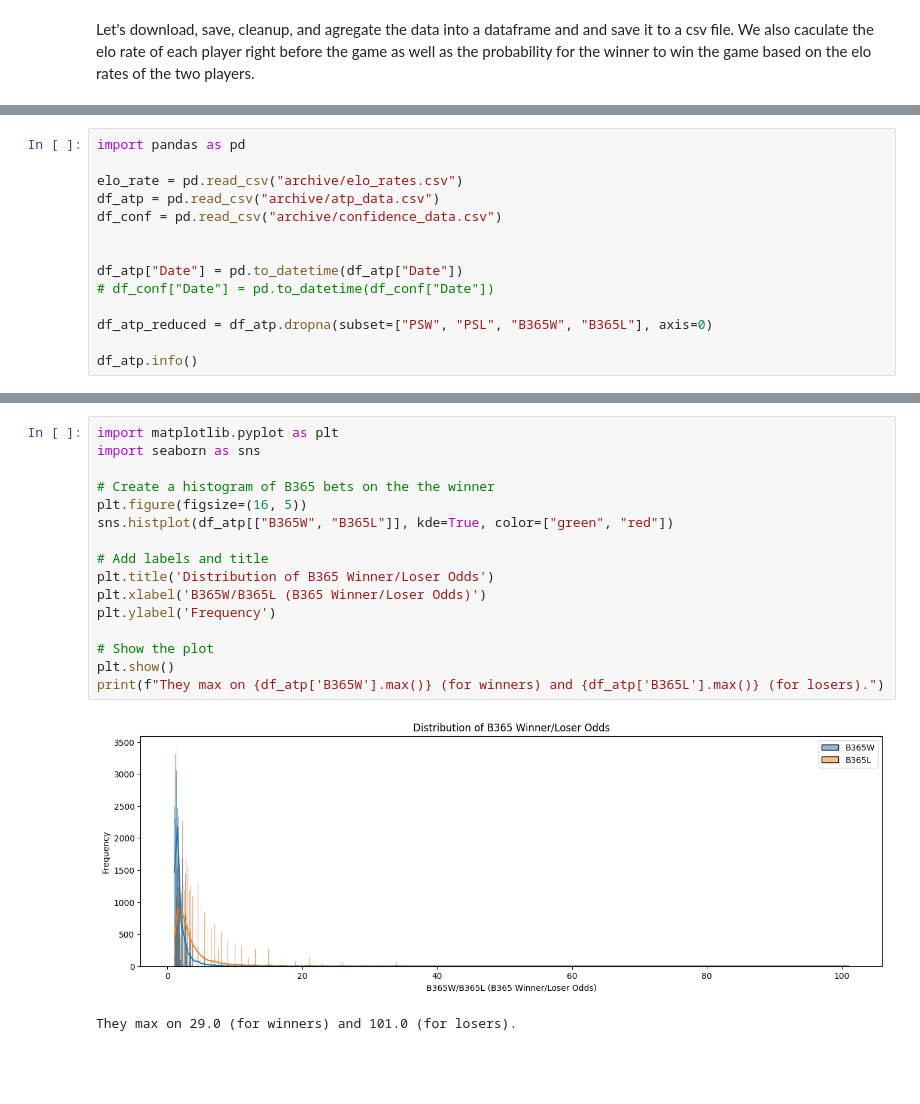
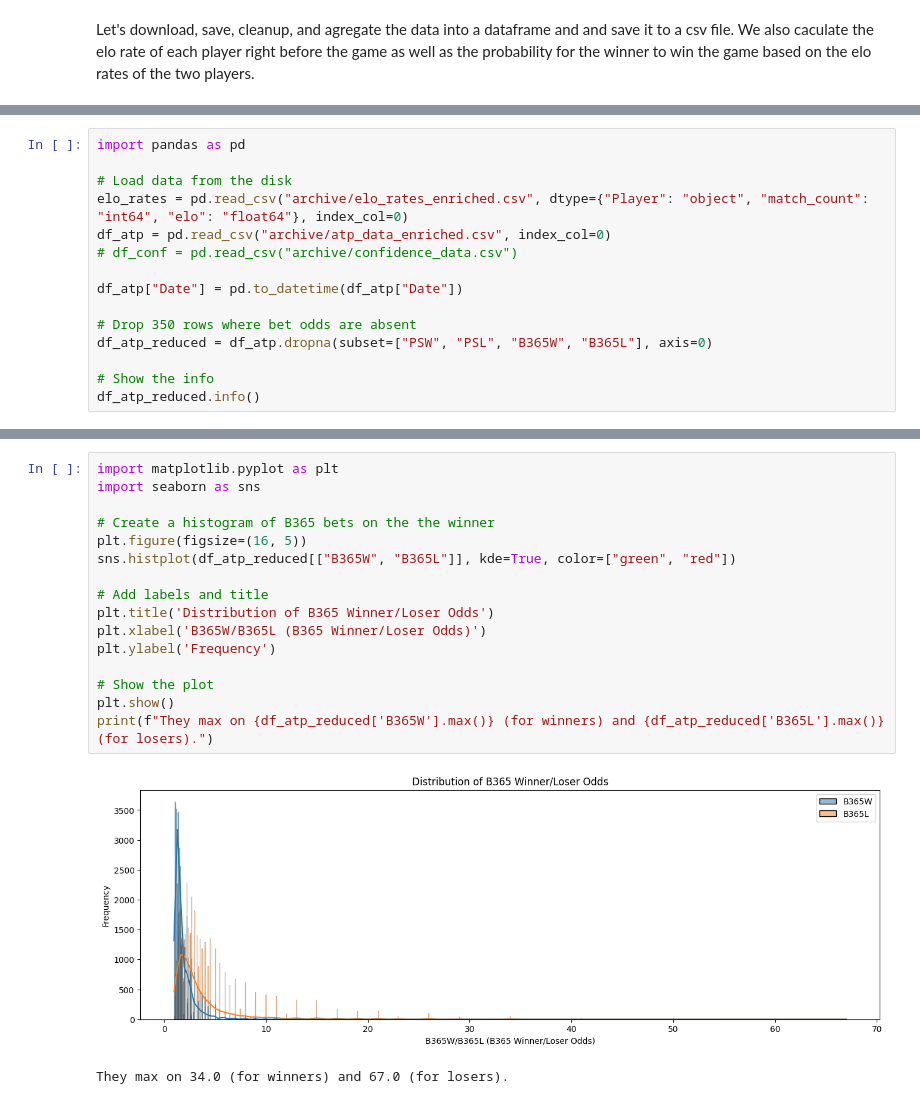
Before and after one commit to sprogl/sporting-bet-prediction, a Jupyter notebook: ATP_third_notebook.ipynb, the cells around one changed output, grey strips where cells are left out. Saved outputs shown, nothing was run; the diff lists cells and outputs as text; blank space fills up the shorter version.

Commit message:
dataset enriched and features extracted

```diff
--- a/ATP_third_notebook.ipynb
+++ b/ATP_third_notebook.ipynb
@@ -124,16 +203,17 @@ df_atp.head()
 # %%
 import pandas as pd
 
-elo_rate = pd.read_csv("archive/elo_rates.csv")
-df_atp = pd.read_csv("archive/atp_data.csv")
-df_conf = pd.read_csv("archive/confidence_data.csv")
-
+# Load data from the disk
+elo_rates = pd.read_csv("archive/elo_rates_enriched.csv", dtype={"Player": "object", "match_count": "int64", "elo": "float64"}, index_col=0)
+df_atp = pd.read_csv("archive/atp_data_enriched.csv", index_col=0)
+# df_conf = pd.read_csv("archive/confidence_data.csv")
 
 df_atp["Date"] = pd.to_datetime(df_atp["Date"])
-# df_conf["Date"] = pd.to_datetime(df_conf["Date"])
 
+# Drop 350 rows where bet odds are absent
 df_atp_reduced = df_atp.dropna(subset=["PSW", "PSL", "B365W", "B365L"], axis=0)
 
-df_atp.info()
+# Show the info
+df_atp_reduced.info()
 # %% [output]
 <class 'pandas.core.frame.DataFrame'>
@@ -216,19 +277,19 @@ They max on 46.0 (for winners) and 121.0 (for losers).
 # %%
 import matplotlib.pyplot as plt
 import seaborn as sns
 
 # Create a histogram of B365 bets on the the winner
 plt.figure(figsize=(16, 5))
-sns.histplot(df_atp[["B365W", "B365L"]], kde=True, color=["green", "red"])
+sns.histplot(df_atp_reduced[["B365W", "B365L"]], kde=True, color=["green", "red"])
 
 # Add labels and title
 plt.title('Distribution of B365 Winner/Loser Odds')
 plt.xlabel('B365W/B365L (B365 Winner/Loser Odds)')
 plt.ylabel('Frequency')
 
 # Show the plot
 plt.show()
-print(f"They max on {df_atp['B365W'].max()} (for winners) and {df_atp['B365L'].max()} (for losers).")
+print(f"They max on {df_atp_reduced['B365W'].max()} (for winners) and {df_atp_reduced['B365L'].max()} (for losers).")
 # %% [output]
-[figure, old version]
+[figure, new version]
-They max on 29.0 (for winners) and 101.0 (for losers).
+They max on 34.0 (for winners) and 67.0 (for losers).
```
Also changed, not shown: parts of 35 cells of this notebook, 6 other files.
